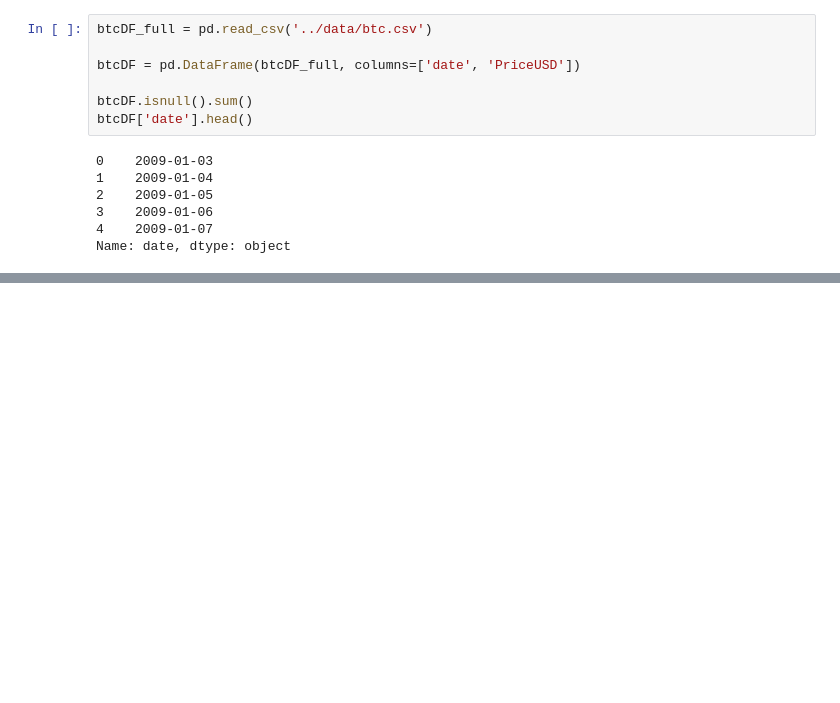
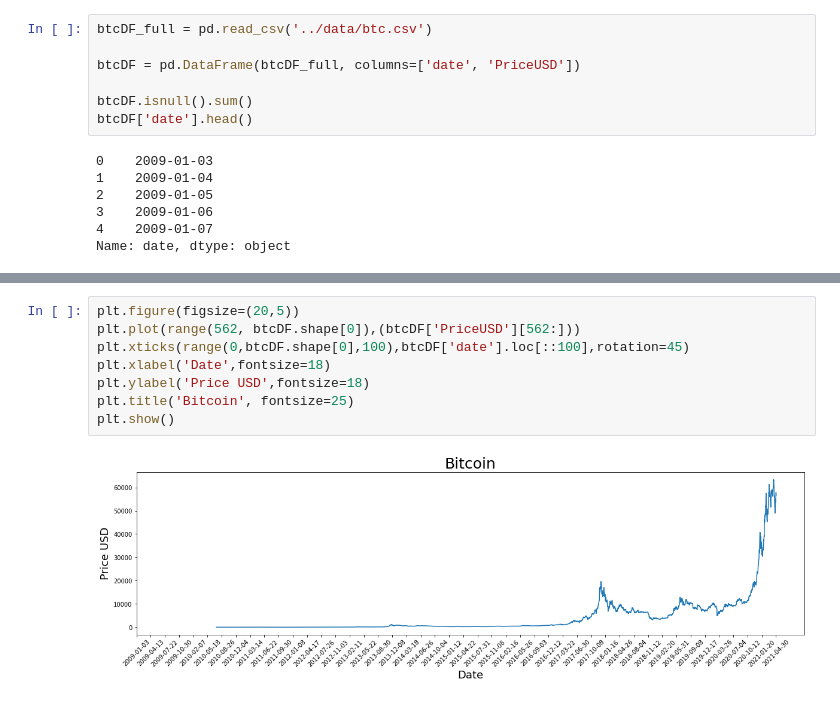
Before and after one commit to Cosby1992/BigProject, a Jupyter notebook: pre_processing/elt.ipynb, the cells around one changed output, grey strips where cells are left out. Cells and saved outputs as stored; diff of their text form; blank space fills up the shorter version.

```diff
--- a/pre_processing/elt.ipynb
+++ b/pre_processing/elt.ipynb
@@ -77,0 +109,10 @@ plt.show()
+# %%
+plt.figure(figsize=(20,5))
+plt.plot(range(562, btcDF.shape[0]),(btcDF['PriceUSD'][562:]))
+plt.xticks(range(0,btcDF.shape[0],100),btcDF['date'].loc[::100],rotation=45)
+plt.xlabel('Date',fontsize=18)
+plt.ylabel('Price USD',fontsize=18)
+plt.title('Bitcoin', fontsize=25)
+plt.show()
+# %% [output]
+[figure, added]
```
Also changed, not shown: parts of 8 cells of this notebook, 3 other files.
